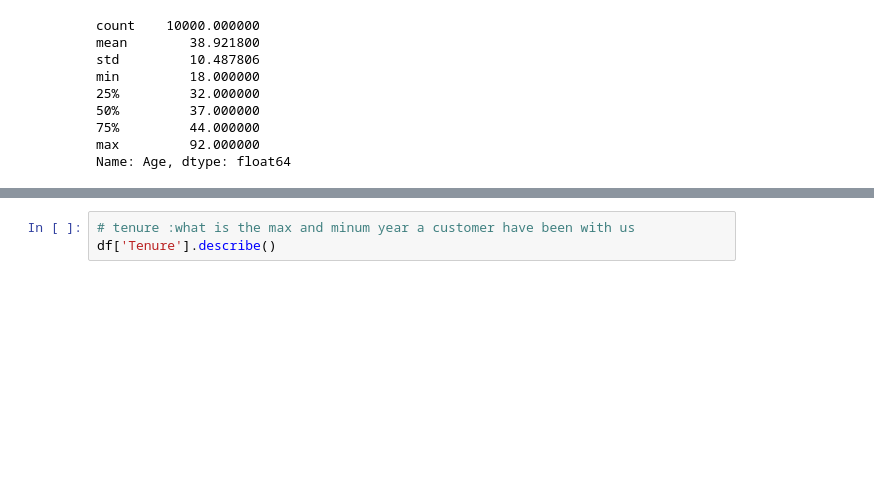
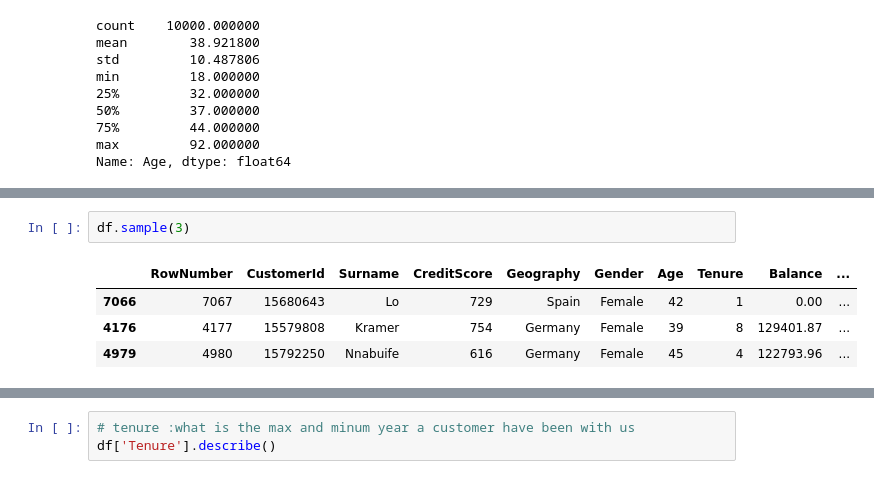
Before and after one commit to karansingh-chauhan/bank-customer-churn-modeling, a Jupyter notebook: notebook/main.ipynb, the cells around one changed output, grey strips where cells are left out. Saved outputs shown, nothing was run; the diff lists cells and outputs as text; blank space fills up the shorter version.

```diff
--- a/notebook/main.ipynb
+++ b/notebook/main.ipynb
@@ -166,3 +227,10 @@ Name: Age, dtype: float64
+# %%
+df.sample(3)
+# %% [output]
+|  | RowNumber | CustomerId | Surname | CreditScore | Geography | Gender | Age | Tenure | Balance | ... |
+| 7066 | 7067 | 15680643 | Lo | 729 | Spain | Female | 42 | 1 | 0.00 | ... |
+| 4176 | 4177 | 15579808 | Kramer | 754 | Germany | Female | 39 | 8 | 129401.87 | ... |
+| 4979 | 4980 | 15792250 | Nnabuife | 616 | Germany | Female | 45 | 4 | 122793.96 | ... |
 # %%
 df.sample(4)
 # %% [output]
```
Also changed, not shown: parts of 26 cells of this notebook.
